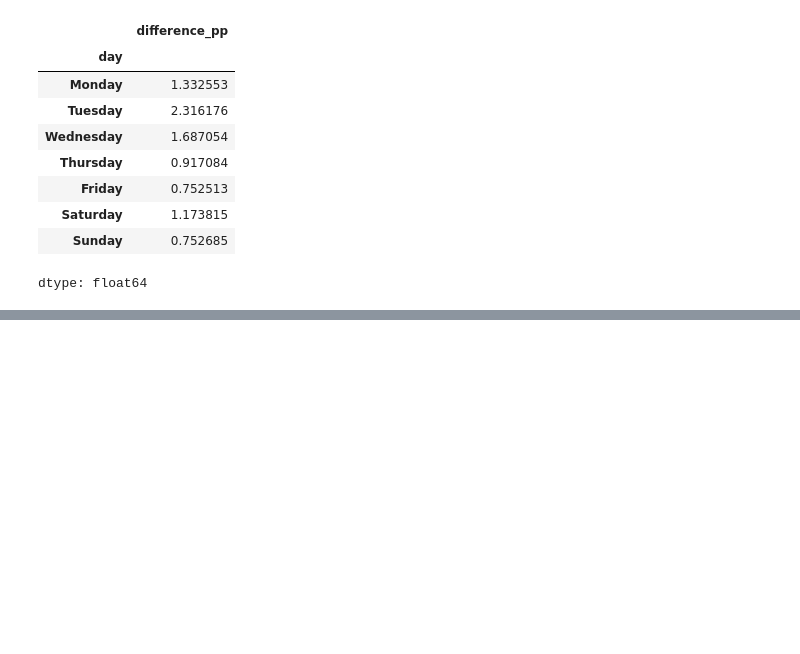
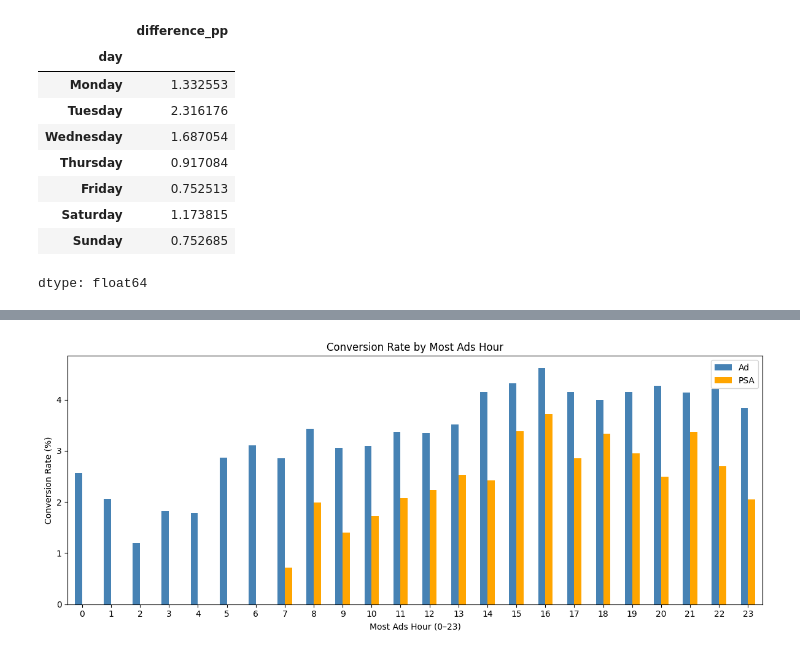
Before and after one commit to mehakgupta0406/marketing-ab-test-analysis, a Jupyter notebook: Marketing_ab_testing.ipynb, the cells around one changed output, grey strips where cells are left out. Drawn from its saved outputs; the diff is of its cells as text; code cells hidden in the pictures; blank space fills up the shorter version.

```diff
--- a/Marketing_ab_testing.ipynb
+++ b/Marketing_ab_testing.ipynb
@@ -376,0 +448,6 @@ dtype: float64
+# %%
+hour_comparison = hour_result.pivot(
+    index="hour",
+    columns="test_group",
+    values="conversion_rate"
+).reindex(range(24))
@@ -376,0 +475,11 @@ dtype: float64
+# %%
+hour_comparison["difference_pp"] = (
+    hour_comparison["ad"] - hour_comparison["psa"]
+)
+# %%
+psa_baseline = hour_comparison["psa"].replace(0, float("nan"))
+# %%
+hour_comparison["relative_lift_pct"] = (
+    (hour_comparison["ad"] - hour_comparison["psa"])
+    / psa_baseline
+) * 100
@@ -376,0 +507,16 @@ dtype: float64
+# %%
+ax = hour_comparison[["ad", "psa"]].plot(
+    kind="bar",
+    figsize=(12, 5),
+    color=["steelblue", "orange"]
+)
+ax.set_title("Conversion Rate by Most Ads Hour")
+ax.set_xlabel("Most Ads Hour (0–23)")
+ax.set_ylabel("Conversion Rate (%)")
+ax.legend(["Ad", "PSA"])
+
+plt.xticks(rotation=0)
+plt.tight_layout()
+plt.show()
+# %% [output]
+[figure, added]
```
Also changed, not shown: parts of 8 cells of this notebook.
